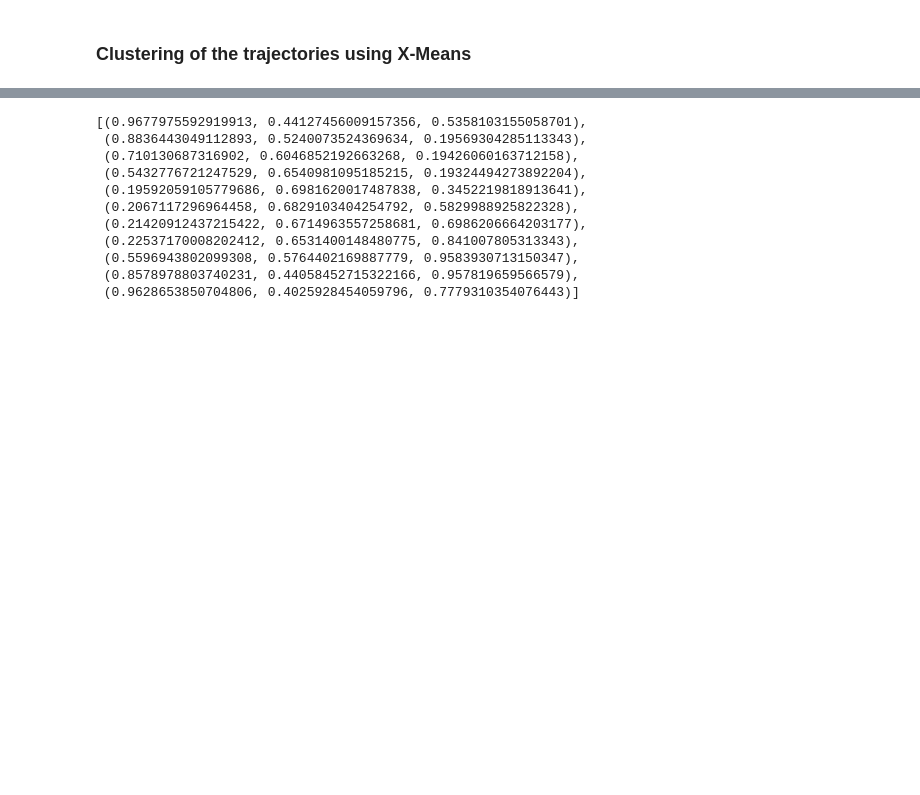
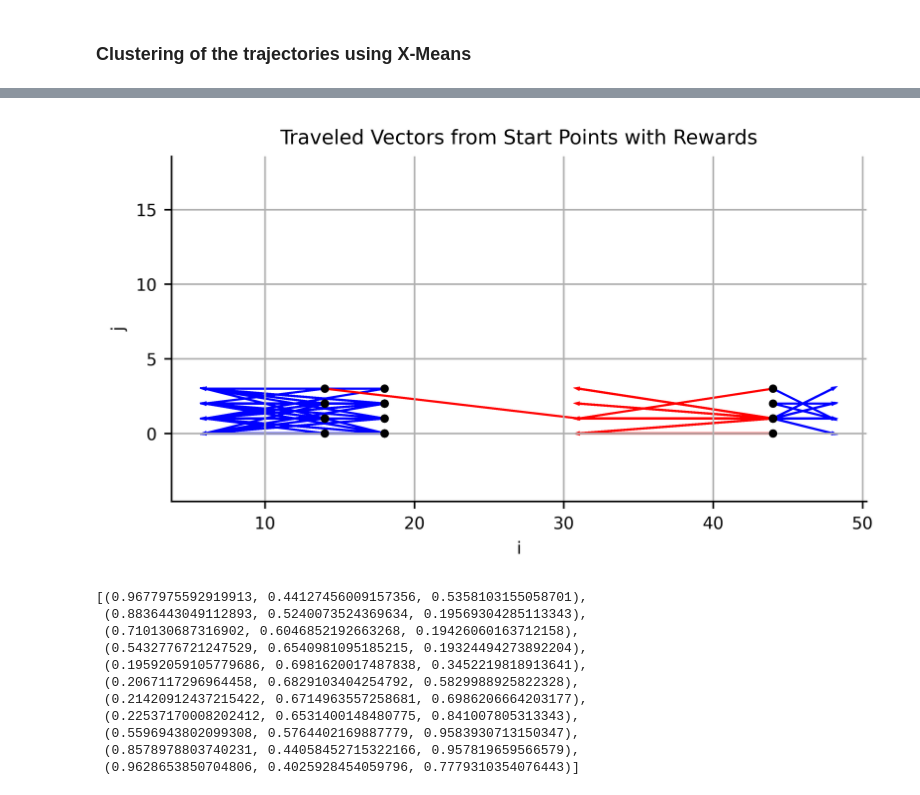
Before and after one commit to yangbaechu/xrl_with_trajectories, a Jupyter notebook: gridworld_expts.ipynb, the cells around one changed output, grey strips where cells are left out. Cells and saved outputs as stored; diff of their text form; code cells hidden in the pictures; blank space fills up the shorter version.

```diff
--- a/gridworld_expts.ipynb
+++ b/gridworld_expts.ipynb
@@ -517,3 +518,70 @@ env.plot_traj_densities_with_starts(collected_clusters_trajectories, collected_c
+# %%
+def plot_traveled_vectors_from_start_points(start_points, traveled_vectors, rewards):
+    """
+    Plots traveled vectors as directed lines from their start points, with start points represented as dots,
+    and colors indicating the reward. Sets the y-axis limit to (-1, 6).
+
+    Args:
+    - start_points: A list of (start_i, start_j) tuples representing the start points.
+    - traveled_vectors: A list of (delta_i, delta_j) tuples representing the vectors.
+    - rewards: A list of rewards corresponding to each vector, where +1 is blue and -1 is red.
+    """
+    plt.figure(figsize=(6, 3))
+    for start_point, vector, reward in zip(start_points, traveled_vectors, rewards):
+        color = 'blue' if reward == 1 else 'red'  # Color based on reward
+        start_i, start_j = start_point  # Start coordinates
+        end_i, end_j = start_i + vector[0], start_j + vector[1]  # End coordinates based on vector
+        # Plot the vector as an arrow
+        plt.arrow(start_i, start_j, vector[0], vector[1], head_width=0.1, head_length=0.15, fc=color, ec=color)
+        # Plot the start point as a dot
+        plt.plot(start_i, start_j, 'o', color='black', markersize=3)
+
+    # Setting axis labels and title
+    plt.xlabel('i')
+    plt.ylabel('j')
+    plt.grid(True)
+    plt.axis('equal')
+    plt.title('Traveled Vectors from Start Points with Rewards')
+    plt.ylim(-1, 15)
+    plt.show()
+
+def calculate_start_points_and_vectors(offline_data):
+    """
+    Calculates start points and traveled vectors from a list of trajectories.
+
+    Args:
+    - offline_data: A list of trajectories, each trajectory is a list of states,
+      and each state is represented by coordinates (i, j).
+
+    Returns:
+    - start_points: A list of (i, j) tuples representing the start points of each trajectory.
+    - traveled_vectors: A list of (delta_i, delta_j) tuples representing the traveled vector
+      from start to end of each trajectory.
+    """
+    start_points = []
+    traveled_vectors = []
+
+    for traj in offline_data:
+        if not traj:  # Check if the trajectory is empty
+            continue
+
+        # Extract start and end points
+        start_point = traj[0][:2]
+        end_point = traj[-1][:2]
+
+        # Calculate the traveled vector
+        vector = (end_point[0] - start_point[0], end_point[1] - start_point[1])
+
+        # Append to lists
+        start_points.append(start_point)
+        traveled_vectors.append(vector)
+
+    return start_points, traveled_vectors
+
+start_points, traveled_vectors = calculate_start_points_and_vectors(offline_data)
+plot_traveled_vectors_from_start_points(start_points, traveled_vectors, rewards)
+# %% [output]
+[figure, added]
 # %%
 # for cluster_id, cluster in enumerate(clusters):
 #     print('-'*10)
```
Also changed, not shown: parts of 21 cells of this notebook, 2 other files.
